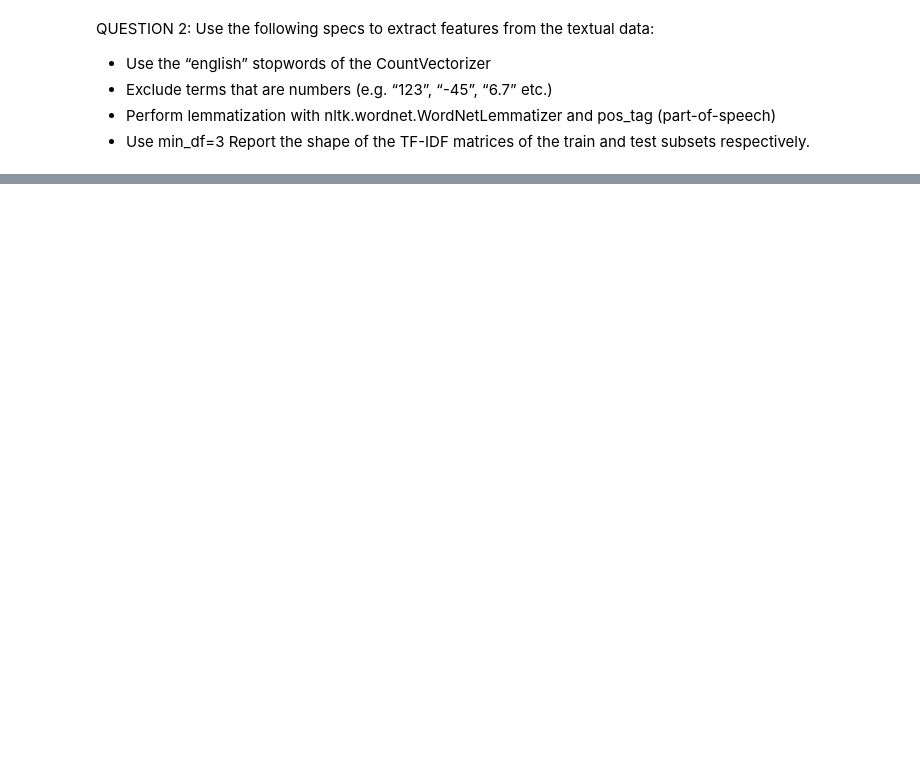
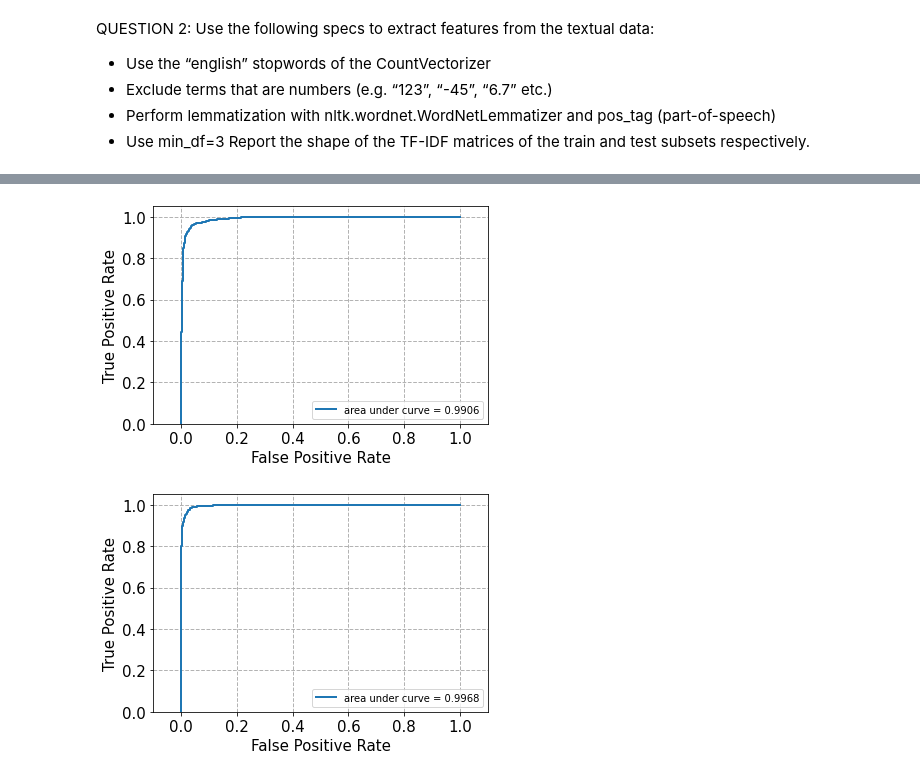
Before and after one commit to ryanch1/ucla-ecengr219, a Jupyter notebook: ECENGR219-Project1.ipynb, the cells around one changed output, grey strips where cells are left out. Cells and saved outputs as stored; diff of their text form; code cells hidden in the pictures; blank space fills up the shorter version.

```diff
--- a/ECENGR219-Project1.ipynb
+++ b/ECENGR219-Project1.ipynb
@@ -191,0 +434,77 @@ CountVectorizer(analyzer='word', binary=False, decode_error='strict',
+# %%
+## Calculate Linear SVC with Soft/Hard Margins, Use BINARY CLASSIFICATION DATA Comp or Rec
+soft_margin_svm = LinearSVC(loss='hinge',C=0.0001).fit(reduced_train_nmf_matrix, training_data_class)
+soft_margin_svm_prediction = soft_margin_svm.predict(reduced_test_nmf_matrix)
+# %%
+## Calculate Linear SVC with Soft/Hard Margins, Use BINARY CLASSIFICATION DATA Comp or Rec
+hard_margin_svm = LinearSVC(loss='hinge',C=1000).fit(reduced_train_nmf_matrix, training_data_class)
+hard_margin_svm_prediction = hard_margin_svm.predict(reduced_test_nmf_matrix)
+# %%
+from sklearn import metrics
+from sklearn.metrics import auc
+import matplotlib.pyplot as plt
+%matplotlib inline
+
+def plot_roc(fpr, tpr):
+    fig, ax = plt.subplots()
+
+    roc_auc = auc(fpr,tpr)
+
+    ax.plot(fpr, tpr, lw=2, label= 'area under curve = %0.4f' % roc_auc)
+
+    ax.grid(color='0.7', linestyle='--', linewidth=1)
+
+    ax.set_xlim([-0.1, 1.1])
+    ax.set_ylim([0.0, 1.05])
+    ax.set_xlabel('False Positive Rate',fontsize=15)
+    ax.set_ylabel('True Positive Rate',fontsize=15)
+
+    ax.legend(loc="lower right")
+
+    for label in ax.get_xticklabels()+ax.get_yticklabels():
+        label.set_fontsize(15)
+###################################################################
+## Soft Margin Predictor
+# Determine metrics:
+# *** Use the TEST binary class matrix as categories, either 1 or 0
+s_accuracy = metrics.accuracy_score(test_data_class, soft_margin_svm_prediction)
+s_precision = metrics.precision_score(test_data_class, soft_margin_svm_prediction)
+s_recall = metrics.recall_score(test_data_class, soft_margin_svm_prediction)
+s_f1 = 2 * (s_precision * s_recall) / (s_precision + s_recall)
+print("############## Soft Margin Stats: ############### \n")
+print("Accuracy: " + str(s_accuracy))
+print("Precision: " + str(s_precision))
+print("Recall: " + str(s_recall))
+print("Confusion Matrix: \n" + str(metrics.confusion_matrix(test_data_class, soft_margin_svm_prediction)))
+print("F1-score: "+ str(s_f1))
+
+#print("Sanity Check: Raw output predictions (either 1 or 0): \n")
+#print(soft_margin_svm_prediction.tolist())
+
+# ROC Curve
+dec_function_score = soft_margin_svm.decision_function(reduced_test_nmf_matrix)
+fpr, tpr, thresholds = metrics.roc_curve(test_data_class, dec_function_score)
+plot_roc(fpr,tpr)
+
+print("\n\n" + '-'*40 + "\n\n")
+
+###################################################################
+## Hard Margin Predictor
+h_accuracy = metrics.accuracy_score(test_data_class, hard_margin_svm_prediction)
+h_precision = metrics.precision_score(test_data_class, hard_margin_svm_prediction)
+h_recall = metrics.recall_score(test_data_class, hard_margin_svm_prediction)
+h_f1 = 2 * (h_precision * h_recall) / (h_precision + h_recall)
+print("############## Soft Margin Stats: ############### \n")
+print("Accuracy: " + str(h_accuracy))
+print("Precision: " + str(h_precision))
+print("Recall: " + str(h_recall))
+print("Confusion Matrix: \n" + str(metrics.confusion_matrix(test_data_class, hard_margin_svm_prediction)))
+print("F1-score: "+ str(h_f1))
+
+# ROC Curve
+dec_function_score = hard_margin_svm.decision_function(reduced_test_nmf_matrix)
+fpr, tpr, thresholds = metrics.roc_curve(test_data_class, dec_function_score)
+plot_roc(fpr,tpr)
+
+print("\n\n" + '-'*40 + "\n\n")
+# %% [output]
@@ -191,0 +528,2 @@ CountVectorizer(analyzer='word', binary=False, decode_error='strict',
+[figure, added]
+[figure, added]
```
Also changed, not shown: parts of 14 cells of this notebook, 3 other files.
